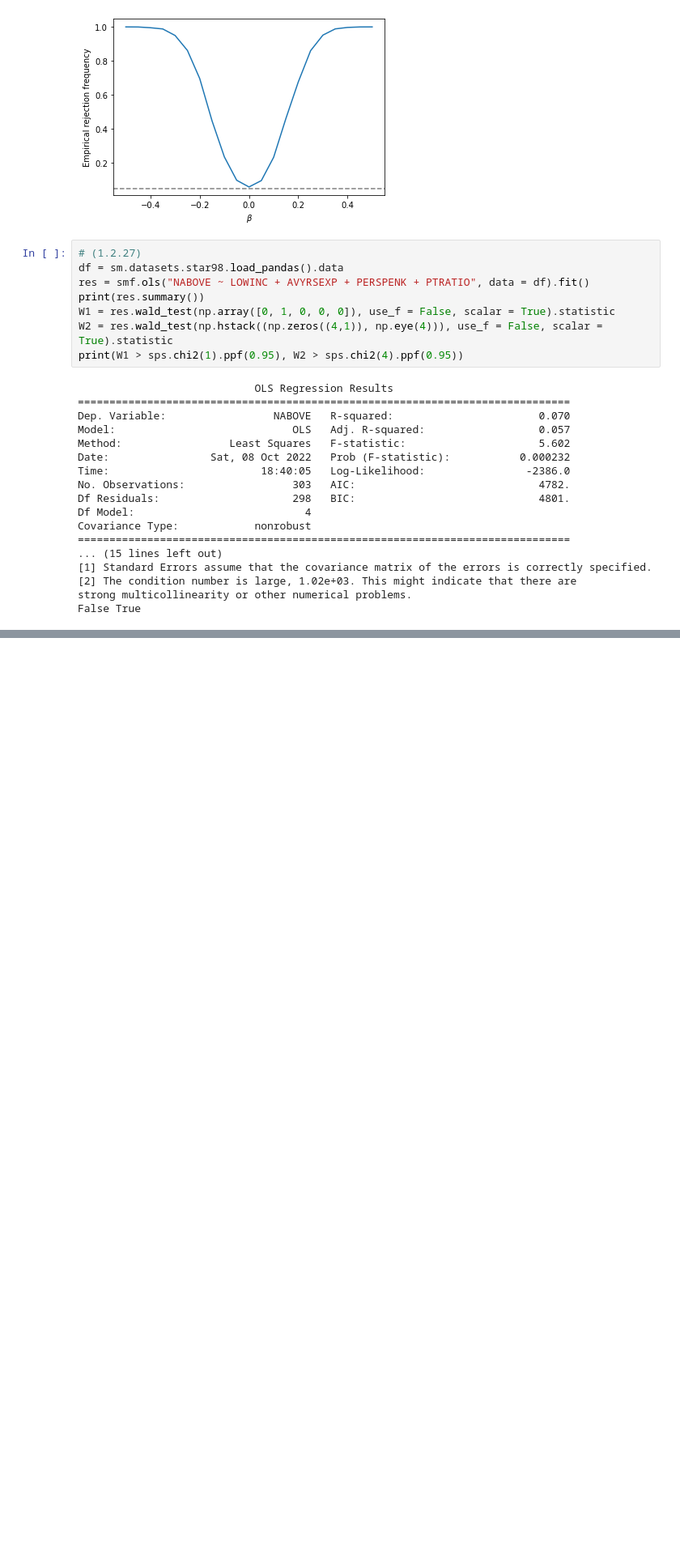
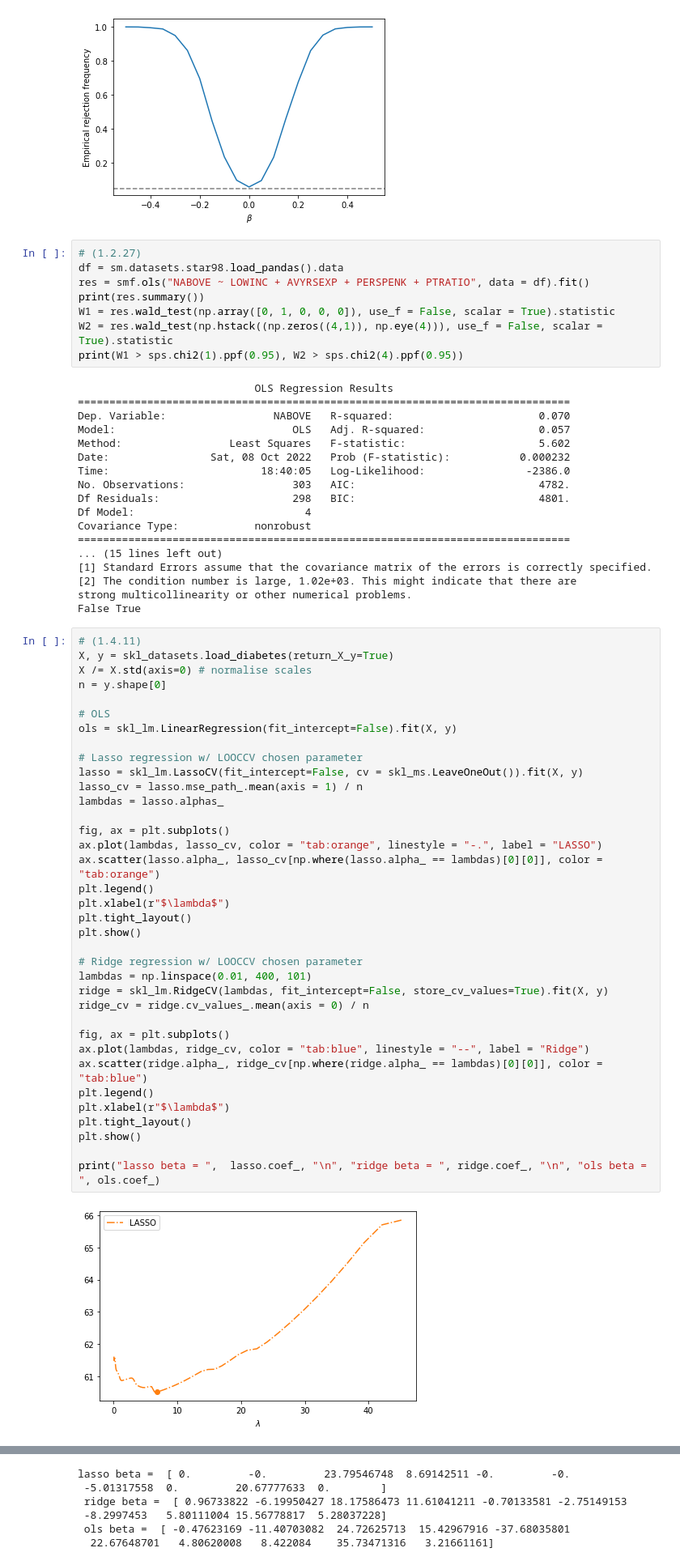
Before and after one commit to BI-DS/GRA-4153, a Jupyter notebook: exercises/linreg.ipynb, the cells around one changed output, grey strips where cells are left out. Shown at 81% size. Drawn from its saved outputs; the diff is of its cells as text; blank space fills up the shorter version.

```diff
--- a/exercises/linreg.ipynb
+++ b/exercises/linreg.ipynb
@@ -297,3 +300,41 @@ Covariance Type:            nonrobust
 [2] The condition number is large, 1.02e+03. This might indicate that there are
 strong multicollinearity or other numerical problems.
 False True
+# %%
+# (1.4.11)
+X, y = skl_datasets.load_diabetes(return_X_y=True)
+X /= X.std(axis=0) # normalise scales
+n = y.shape[0]
+
+# OLS
+ols = skl_lm.LinearRegression(fit_intercept=False).fit(X, y)
+
+# Lasso regression w/ LOOCCV chosen parameter
+lasso = skl_lm.LassoCV(fit_intercept=False, cv = skl_ms.LeaveOneOut()).fit(X, y)
+lasso_cv = lasso.mse_path_.mean(axis = 1) / n
+lambdas = lasso.alphas_
+
+fig, ax = plt.subplots()
+ax.plot(lambdas, lasso_cv, color = "tab:orange", linestyle = "-.", label = "LASSO")
+ax.scatter(lasso.alpha_, lasso_cv[np.where(lasso.alpha_ == lambdas)[0][0]], color = "tab:orange")
+plt.legend()
+plt.xlabel(r"$\lambda$")
+plt.tight_layout()
+plt.show()
+
+# Ridge regression w/ LOOCCV chosen parameter
+lambdas = np.linspace(0.01, 400, 101)
+ridge = skl_lm.RidgeCV(lambdas, fit_intercept=False, store_cv_values=True).fit(X, y)
+ridge_cv = ridge.cv_values_.mean(axis = 0) / n
+
+fig, ax = plt.subplots()
+ax.plot(lambdas, ridge_cv, color = "tab:blue", linestyle = "--", label = "Ridge")
+ax.scatter(ridge.alpha_, ridge_cv[np.where(ridge.alpha_ == lambdas)[0][0]], color = "tab:blue")
+plt.legend()
+plt.xlabel(r"$\lambda$")
+plt.tight_layout()
+plt.show()
+
+print("lasso beta = ",  lasso.coef_, "\n", "ridge beta = ", ridge.coef_, "\n", "ols beta = ", ols.coef_)
+# %% [output]
+[figure, added]
@@ -299,0 +342,6 @@ False True
+lasso beta =  [ 0.         -0.         23.79546748  8.69142511 -0.         -0.
+ -5.01317558  0.         20.67777633  0.        ]
+ ridge beta =  [ 0.96733822 -6.19950427 18.17586473 11.61041211 -0.70133581 -2.75149153
+ -8.2997453   5.80111004 15.56778817  5.28037228]
+ ols beta =  [ -0.47623169 -11.40703082  24.72625713  15.42967916 -37.68035801
+  22.67648701   4.80620008   8.422084    35.73471316   3.21661161]
```
Also changed, not shown: parts of 2 cells of this notebook.
